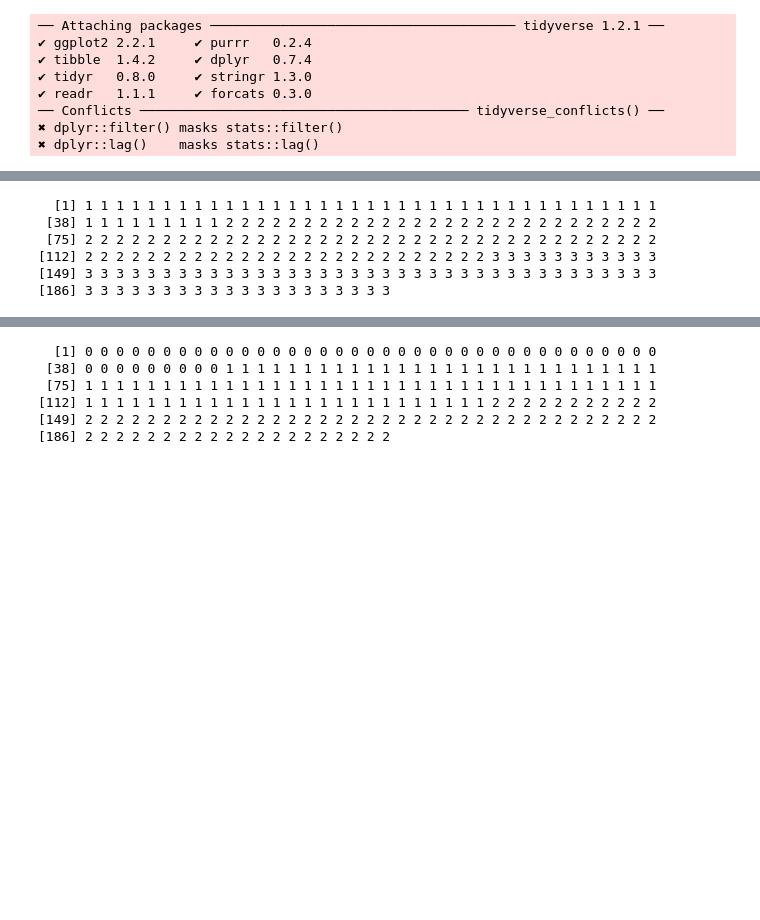
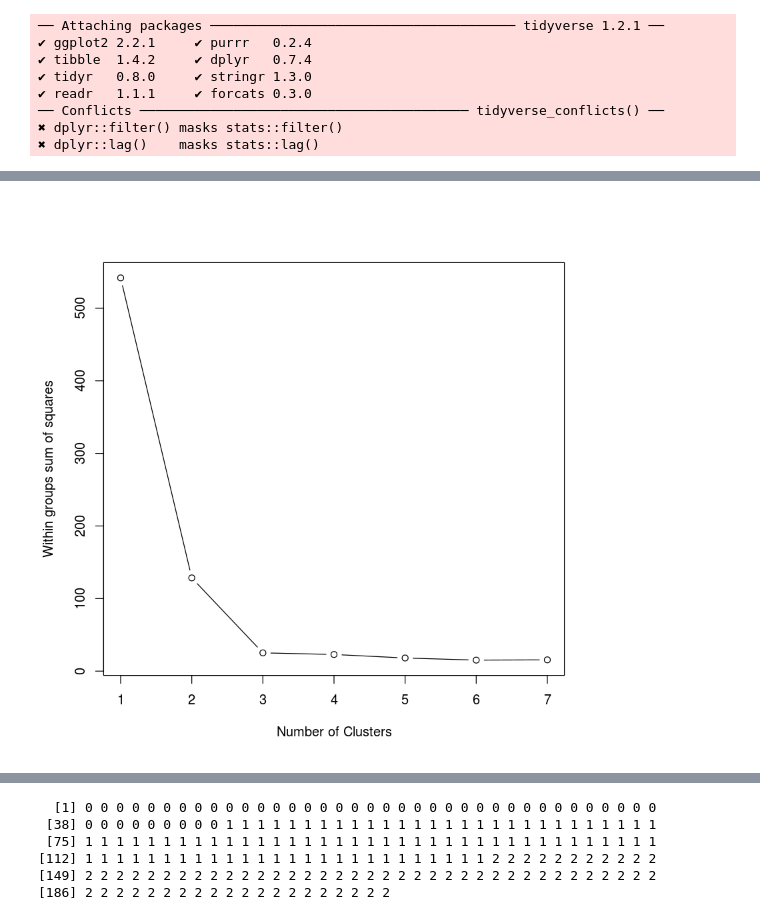
Before and after one commit to CaioMar/MachineLearningCODATA, a Jupyter notebook: Challenge.ipynb, the cells around one changed output, grey strips where cells are left out. Cells and saved outputs as stored; diff of their text form; code cells hidden in the pictures; blank space fills up the shorter version.

```diff
--- a/Challenge.ipynb
+++ b/Challenge.ipynb
@@ -53,9 +30,10 @@ ifault         1    -none- numeric
-# %%
-model$cluster
-# %% [output]
-  [1] 1 1 1 1 1 1 1 1 1 1 1 1 1 1 1 1 1 1 1 1 1 1 1 1 1 1 1 1 1 1 1 1 1 1 1 1 1
- [38] 1 1 1 1 1 1 1 1 1 2 2 2 2 2 2 2 2 2 2 2 2 2 2 2 2 2 2 2 2 2 2 2 2 2 2 2 2
- [75] 2 2 2 2 2 2 2 2 2 2 2 2 2 2 2 2 2 2 2 2 2 2 2 2 2 2 2 2 2 2 2 2 2 2 2 2 2
-[112] 2 2 2 2 2 2 2 2 2 2 2 2 2 2 2 2 2 2 2 2 2 2 2 2 2 2 3 3 3 3 3 3 3 3 3 3 3
-[149] 3 3 3 3 3 3 3 3 3 3 3 3 3 3 3 3 3 3 3 3 3 3 3 3 3 3 3 3 3 3 3 3 3 3 3 3 3
-[186] 3 3 3 3 3 3 3 3 3 3 3 3 3 3 3 3 3 3 3 3
+# %%
+mydata <- df[c(3,4)]
+range <- seq(1:7)
+wss <- (nrow(mydata)-1)*sum(apply(mydata,2,var))
+  for (i in range) wss[i] <- sum(kmeans(mydata,
+                                       centers=i)$withinss)
+plot(range, wss, type="b", xlab="Number of Clusters",
+     ylab="Within groups sum of squares")
+# %% [output]
+[figure, added]
```
Also changed, not shown: parts of 24 cells of this notebook, 1 other file.
